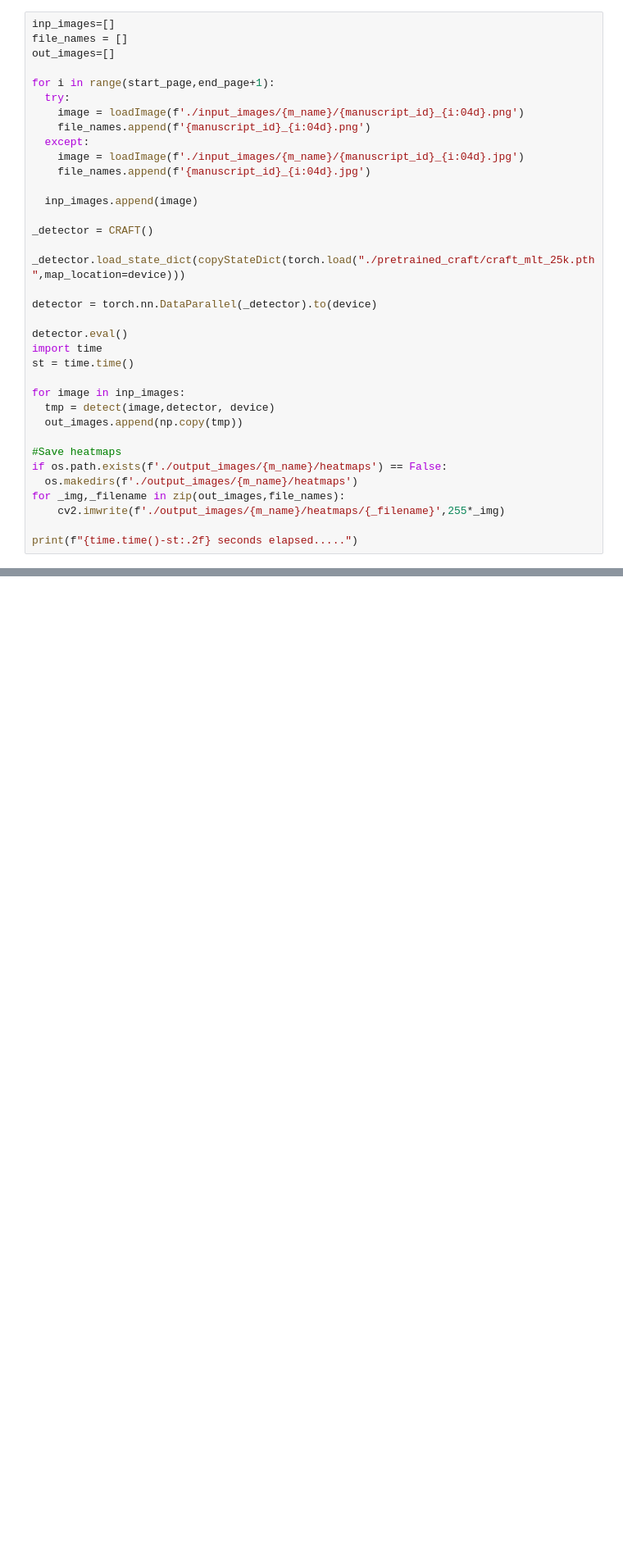
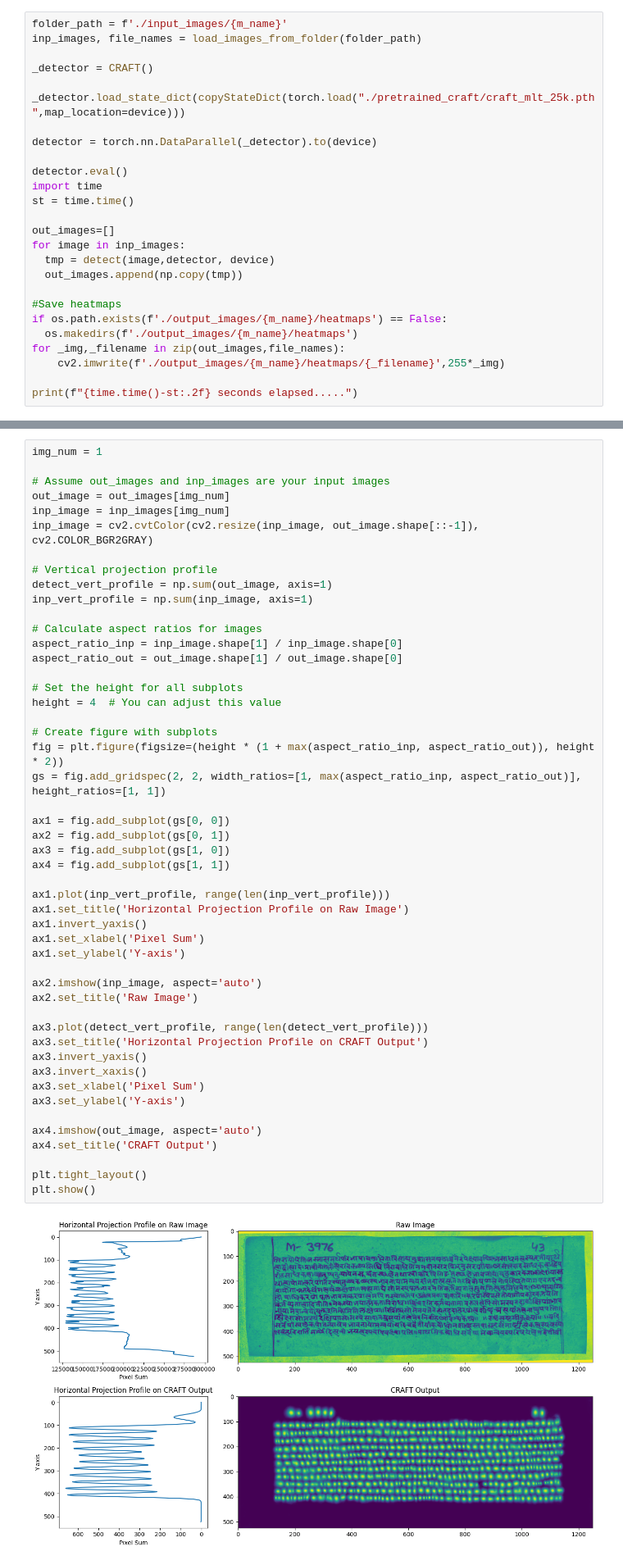
Before and after one commit to flame-cai/line-segmentation, a Jupyter notebook: craft_fork_v5.ipynb, the cells around one changed output, grey strips where cells are left out. Shown at 82% size. Saved outputs shown, nothing was run; the diff lists cells and outputs as text; blank space fills up the shorter version.

```diff
--- a/craft_fork_v5.ipynb
+++ b/craft_fork_v5.ipynb
@@ -291,17 +310,6 @@ def detect(img, detector, device):
 # %%
-inp_images=[]
-file_names = []
-out_images=[]
-
-for i in range(start_page,end_page+1):
-  try:
-    image = loadImage(f'./input_images/{m_name}/{manuscript_id}_{i:04d}.png')
-    file_names.append(f'{manuscript_id}_{i:04d}.png')
-  except:
-    image = loadImage(f'./input_images/{m_name}/{manuscript_id}_{i:04d}.jpg')
-    file_names.append(f'{manuscript_id}_{i:04d}.jpg')
-
-  inp_images.append(image)
+folder_path = f'./input_images/{m_name}'
+inp_images, file_names = load_images_from_folder(folder_path)
 
 _detector = CRAFT()
 
@@ -313,6 +321,7 @@ detector.eval()
 import time
 st = time.time()
 
+out_images=[]
 for image in inp_images:
   tmp = detect(image,detector, device)
   out_images.append(np.copy(tmp))
@@ -397,3 +338,54 @@ plt.show()
+# %%
+img_num = 1
+
+# Assume out_images and inp_images are your input images
+out_image = out_images[img_num]
+inp_image = inp_images[img_num]
+inp_image = cv2.cvtColor(cv2.resize(inp_image, out_image.shape[::-1]), cv2.COLOR_BGR2GRAY)
+
+# Vertical projection profile
+detect_vert_profile = np.sum(out_image, axis=1)
+inp_vert_profile = np.sum(inp_image, axis=1)
+
+# Calculate aspect ratios for images
+aspect_ratio_inp = inp_image.shape[1] / inp_image.shape[0]
+aspect_ratio_out = out_image.shape[1] / out_image.shape[0]
+
+# Set the height for all subplots
+height = 4  # You can adjust this value
+
+# Create figure with subplots
+fig = plt.figure(figsize=(height * (1 + max(aspect_ratio_inp, aspect_ratio_out)), height * 2))
+gs = fig.add_gridspec(2, 2, width_ratios=[1, max(aspect_ratio_inp, aspect_ratio_out)], height_ratios=[1, 1])
+
+ax1 = fig.add_subplot(gs[0, 0])
+ax2 = fig.add_subplot(gs[0, 1])
+ax3 = fig.add_subplot(gs[1, 0])
+ax4 = fig.add_subplot(gs[1, 1])
+
+ax1.plot(inp_vert_profile, range(len(inp_vert_profile)))
+ax1.set_title('Horizontal Projection Profile on Raw Image')
+ax1.invert_yaxis()
+ax1.set_xlabel('Pixel Sum')
+ax1.set_ylabel('Y-axis')
+
+ax2.imshow(inp_image, aspect='auto')
+ax2.set_title('Raw Image')
+
+ax3.plot(detect_vert_profile, range(len(detect_vert_profile)))
+ax3.set_title('Horizontal Projection Profile on CRAFT Output')
+ax3.invert_yaxis()
+ax3.invert_xaxis()
+ax3.set_xlabel('Pixel Sum')
+ax3.set_ylabel('Y-axis')
+
+ax4.imshow(out_image, aspect='auto')
+ax4.set_title('CRAFT Output')
+
+plt.tight_layout()
+plt.show()
+# %% [output]
+[figure, added]
 # %%
 #%%
 def gen_bounding_boxes(det,peaks):
```
Also changed, not shown: parts of 5 cells of this notebook, 24 other files.
